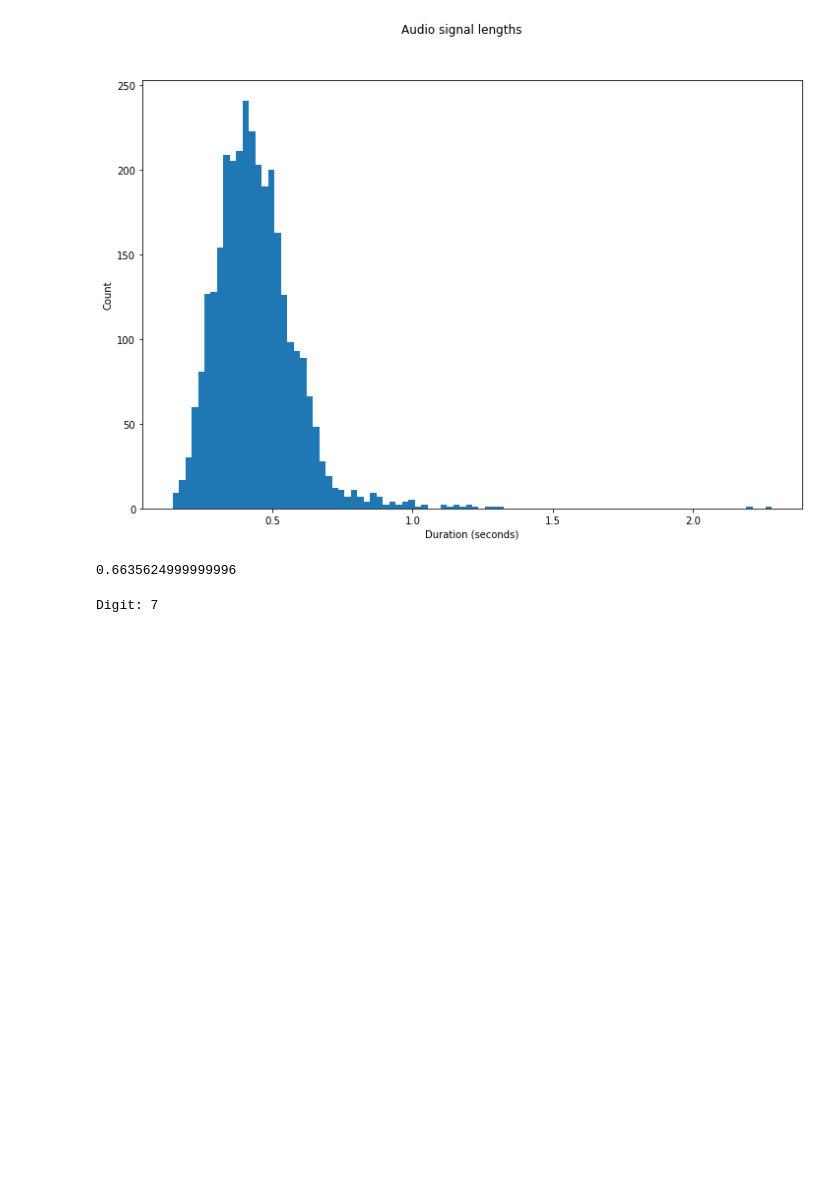
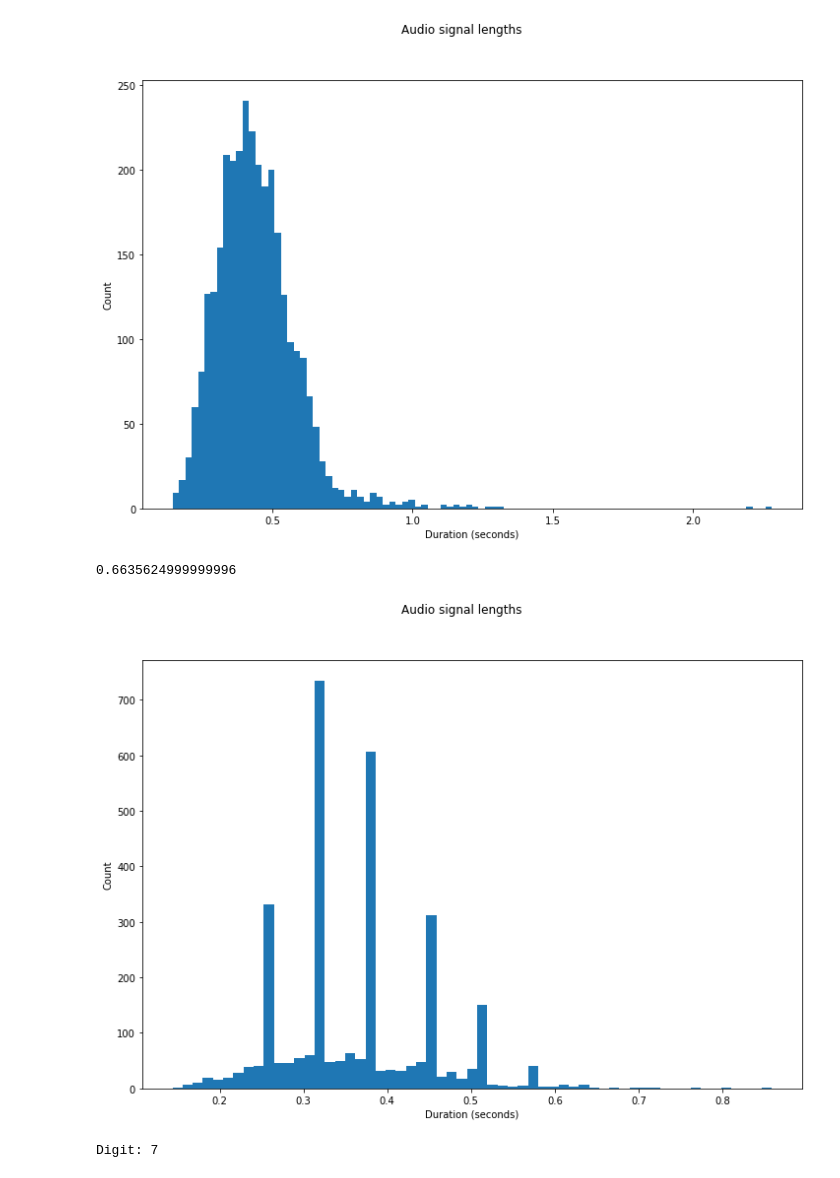
Before and after one commit to qiwu-zhang/aps360_project, a Jupyter notebook: APS360_Project.ipynb, the cells around one changed output. Cells and saved outputs as stored; diff of their text form; code cells hidden in the pictures; blank space fills up the shorter version.

```diff
--- a/APS360_Project.ipynb
+++ b/APS360_Project.ipynb
@@ -135,6 +99,21 @@ print(np.percentile(lengths, 95))
 # %% [output]
 [figure]
 0.6635624999999996
+# %%
+def remove_silence(sample, sr= 8000, top_db = 10):
+    """This function removes trailing and leading silence periods of audio signals.
+    """
+    y = np.array(sample, dtype = np.float64)
+    # Trim the beginning and ending silence
+    yt, _ = trim(y, top_db= top_db)
+    return yt
+
+
+X_tr = [remove_silence(x) for x in X]
+
+show_length_distribution(X_tr);
+# %% [output]
+[figure, added]
 # %%
 # pad all clips to same length
 
```
Also changed, not shown: parts of 4 cells of this notebook.
